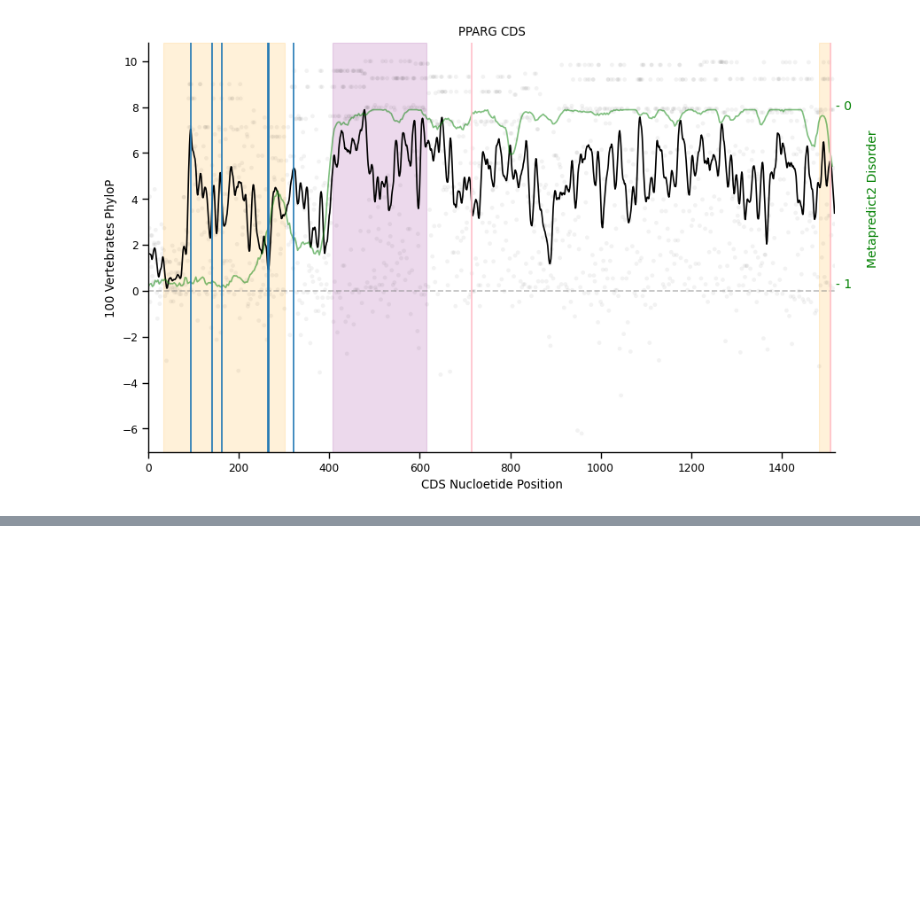
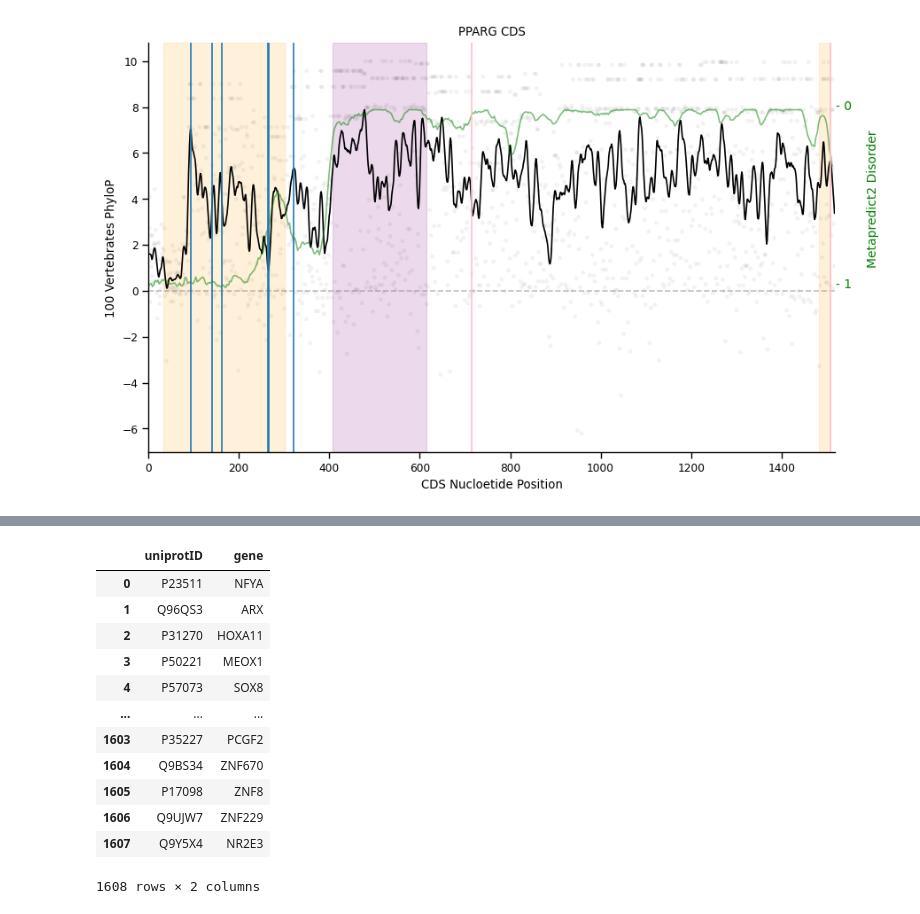
Before and after one commit to sanjanakotha/SFARI, a Jupyter notebook: notebooks/100 Vertebrates All TFs.ipynb, the cells around one changed output, grey strips where cells are left out. Saved outputs shown, nothing was run; the diff lists cells and outputs as text; code cells hidden in the pictures; blank space fills up the shorter version.

```diff
--- a/notebooks/100 Vertebrates All TFs.ipynb
+++ b/notebooks/100 Vertebrates All TFs.ipynb
@@ -608,0 +633,20 @@ PPARG
+# %%
+lambert_TFs_names = pd.read_csv("../data/lambert_tfs_gene_names.tsv", sep="\t")
+lambert_TFs_names = lambert_TFs_names.rename(columns = {"From":"uniprotID", "Gene Names (primary)":"gene"})
+lambert_TFs_names["gene"] = lambert_TFs_names["gene"].str.strip()
+lambert_TFs_names = lambert_TFs_names.drop(columns = "Entry")
+lambert_TFs_names
+# %% [output]
+|  | uniprotID | gene |
+| 0 | P23511 | NFYA |
+| 1 | Q96QS3 | ARX |
+| 2 | P31270 | HOXA11 |
+| 3 | P50221 | MEOX1 |
+| 4 | P57073 | SOX8 |
+| ... | ... | ... |
+| 1603 | P35227 | PCGF2 |
+| 1604 | Q9BS34 | ZNF670 |
+| 1605 | P17098 | ZNF8 |
+| 1606 | Q9UJW7 | ZNF229 |
+| 1607 | Q9Y5X4 | NR2E3 |
+1608 rows × 2 columns
```
Also changed, not shown: parts of 8 cells of this notebook, 12 other files.
